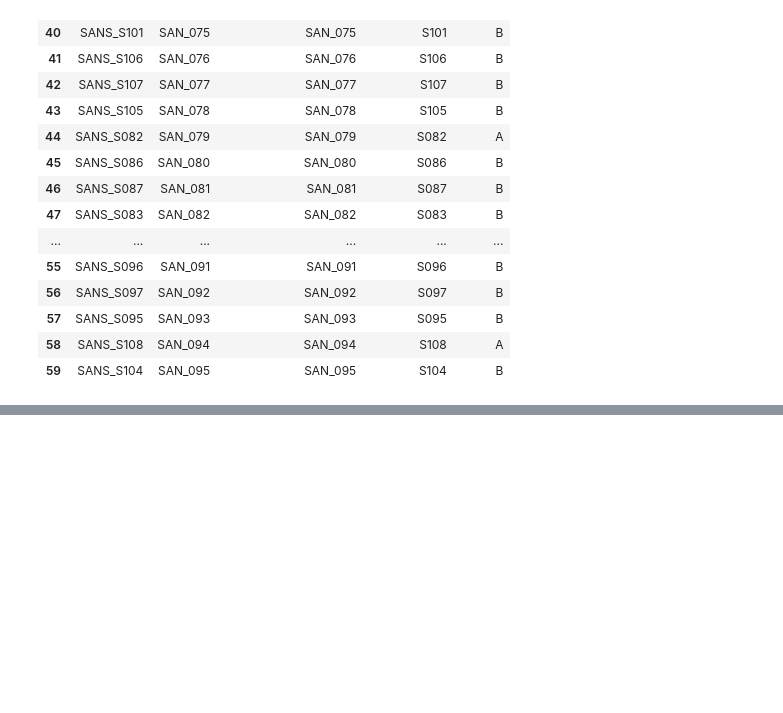
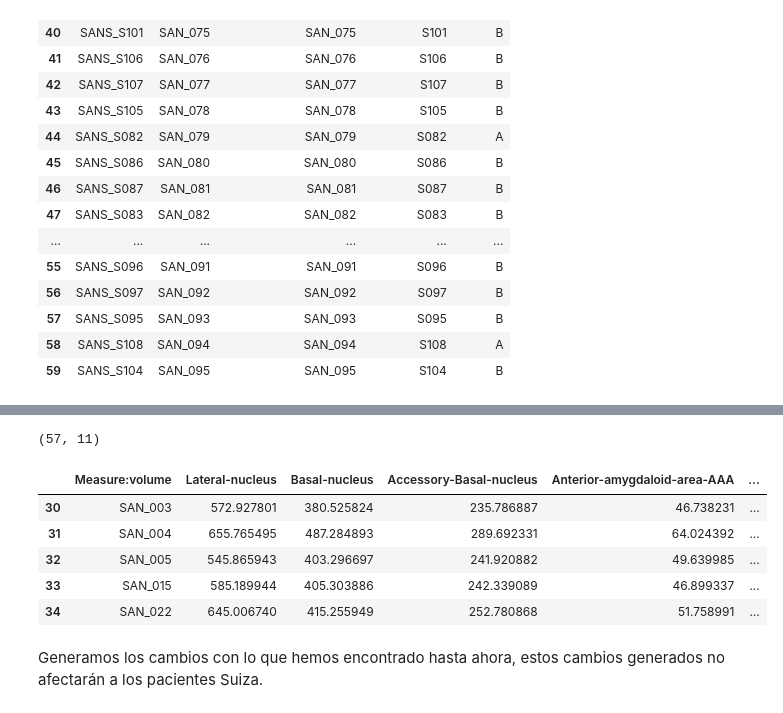
Before and after one commit to AndresMedina117/proyecto_neuroco, a Jupyter notebook: arreglos.ipynb, the cells around one changed output, grey strips where cells are left out. Saved outputs shown, nothing was run; the diff lists cells and outputs as text; code cells hidden in the pictures; blank space fills up the shorter version.

```diff
--- a/arreglos.ipynb
+++ b/arreglos.ipynb
@@ -247,0 +162,15 @@ Esto genera un grna problema, aunque se pensaba revertir la recodificación para
+# %%
+sans = hoja1[hoja1['Measure:volume'].str.startswith('S')]
+sans['Measure:volume'] = sans['Measure:volume'].map(lambda x: x.split('/')[0])
+print(sans.shape)
+sans.head()
+# %% [output]
+(57, 11)
+|  | Measure:volume | Lateral-nucleus | Basal-nucleus | Accessory-Basal-nucleus | Anterior-amygdaloid-area-AAA | ... |
+| 30 | SAN_003 | 572.927801 | 380.525824 | 235.786887 | 46.738231 | ... |
+| 31 | SAN_004 | 655.765495 | 487.284893 | 289.692331 | 64.024392 | ... |
+| 32 | SAN_005 | 545.865943 | 403.296697 | 241.920882 | 49.639985 | ... |
+| 33 | SAN_015 | 585.189944 | 405.303886 | 242.339089 | 46.899337 | ... |
+| 34 | SAN_022 | 645.006740 | 415.255949 | 252.780868 | 51.758991 | ... |
+# %% [markdown]
+Generamos los cambios con lo que hemos encontrado hasta ahora, estos cambios generados no afectarán a los pacientes Suiza.
```
Also changed, not shown: parts of 33 cells of this notebook, 3 other files.
